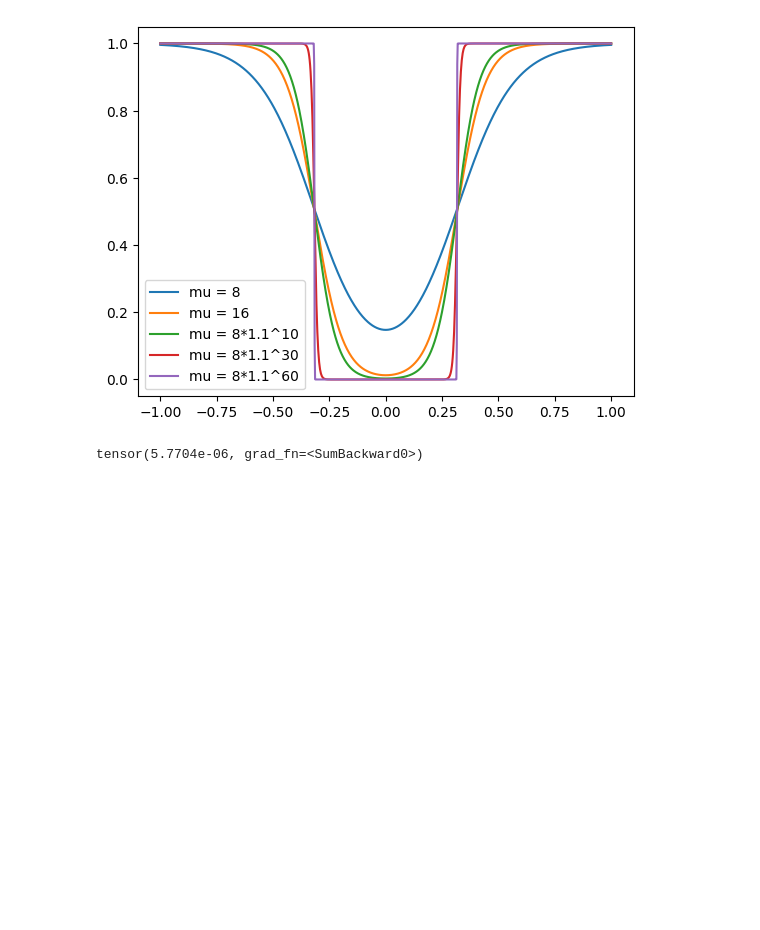
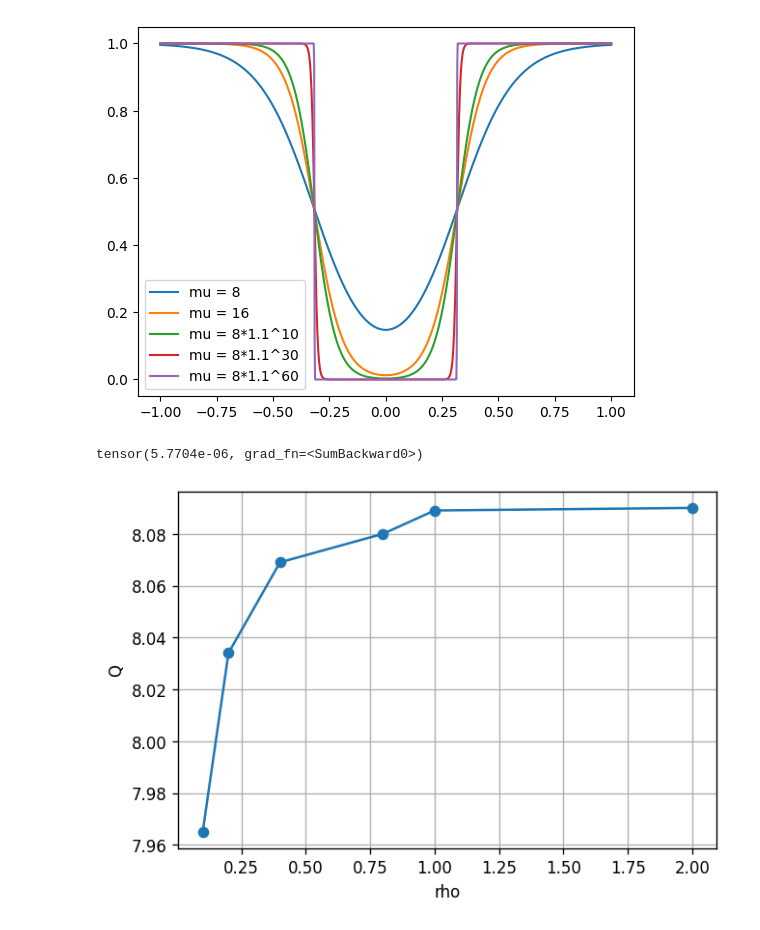
Before and after one commit to xinyuxiao113/pkufiber, a Jupyter notebook: test.ipynb, the cells around one changed output. Saved outputs shown, nothing was run; the diff lists cells and outputs as text; code cells hidden in the pictures; blank space fills up the shorter version.

```diff
--- a/test.ipynb
+++ b/test.ipynb
@@ -70,3 +70,19 @@ model = EqAMPBCstep(M=41, rho=8, fwm_share=True, decision=False)
 torch.sum(torch.abs(model(x, task) - x[:,20:-20,:]))
 # %% [output]
 tensor(5.7704e-06, grad_fn=<SumBackward0>)
+# %%
+import matplotlib.pyplot as plt
+
+
+rho = [0.1, 0.2, 0.4, 0.8, 1, 2]
+
+Qs = [7.965, 8.034, 8.069, 8.08, 8.089, 8.09]
+
+plt.figure(figsize=(6,4), dpi=120)
+plt.plot(rho, Qs, '-o')
+plt.xlabel('rho')
+plt.ylabel('Q')
+plt.grid()
+#plt.savefig('result/rho.png')
+# %% [output]
+[figure, added]
```
Also changed, not shown: 5 other files.
